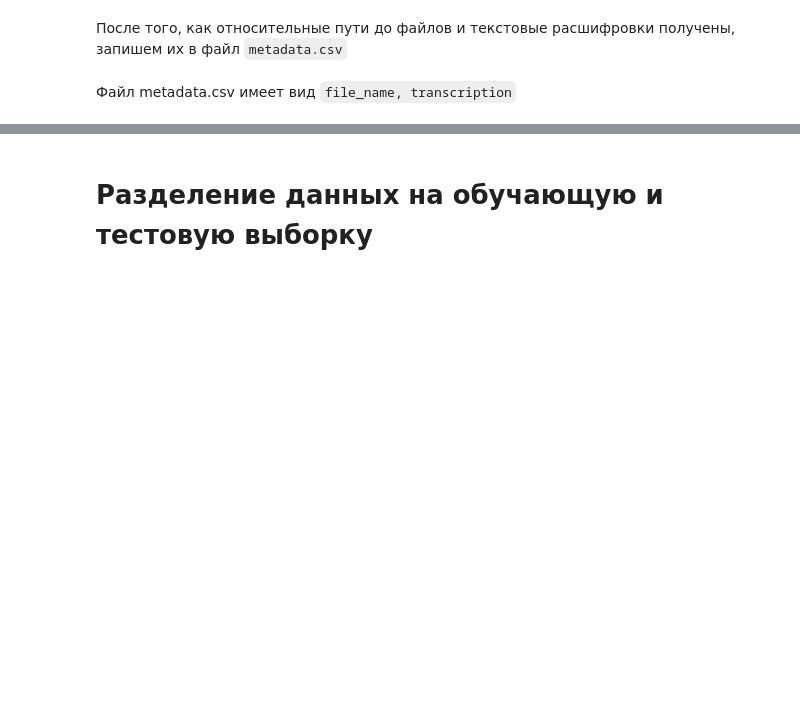
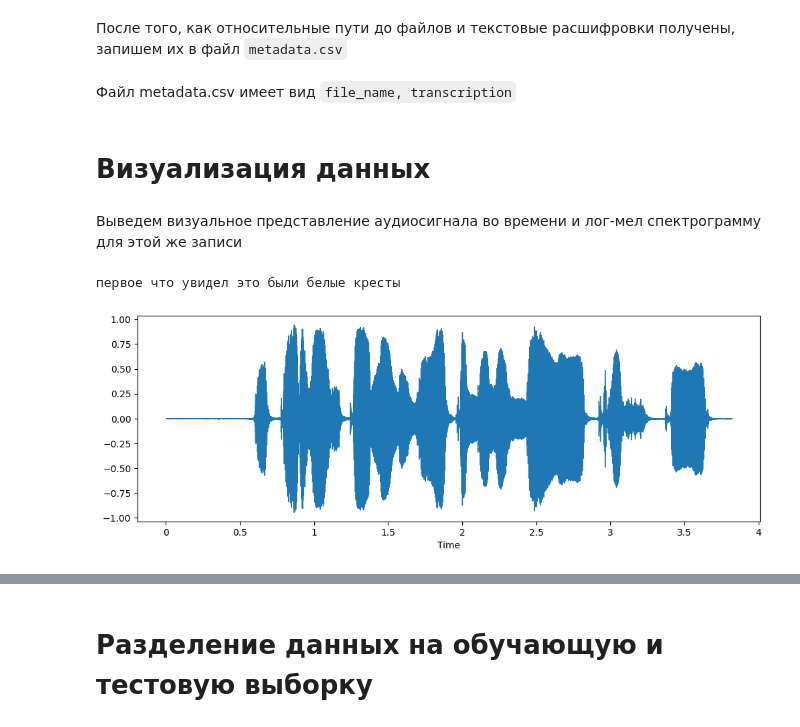
Before and after one commit to TaggedDev/ML_Coursework, a Jupyter notebook: kursa.ipynb, the cells around one changed output, grey strips where cells are left out. Saved outputs shown, nothing was run; the diff lists cells and outputs as text; code cells hidden in the pictures; blank space fills up the shorter version.

```diff
--- a/kursa.ipynb
+++ b/kursa.ipynb
@@ -94,3 +99,22 @@ with open('metadata.csv', 'w', newline='', encoding='utf-8') as file:
         write.writerow([path, content])
 # %% [markdown]
 Файл metadata.csv имеет вид `file_name, transcription`
+# %% [markdown]
+# Визуализация данных
+# %%
+file_path = r'Z:\Code\Uni\ML\Kursach\Data\asr_public_stories_1\5\0b\5c494c66ddf5.opus'
+# %%
+y, sr = librosa.load(file_path)
+# %% [markdown]
+Выведем визуальное представление аудиосигнала во времени и лог-мел спектрограмму для этой же записи
+# %%
+with open(file_path.replace('.opus', '.txt'), encoding='utf-8') as file:
+    print(file.read())
+# %% [output]
+первое что увидел это были белые кресты
+# %%
+plt.figure(figsize=(12,4))
+ld.waveshow(y, sr=sr)
+plt.show()
+# %% [output]
+[figure, added]
```
Also changed, not shown: parts of 2 cells of this notebook.
